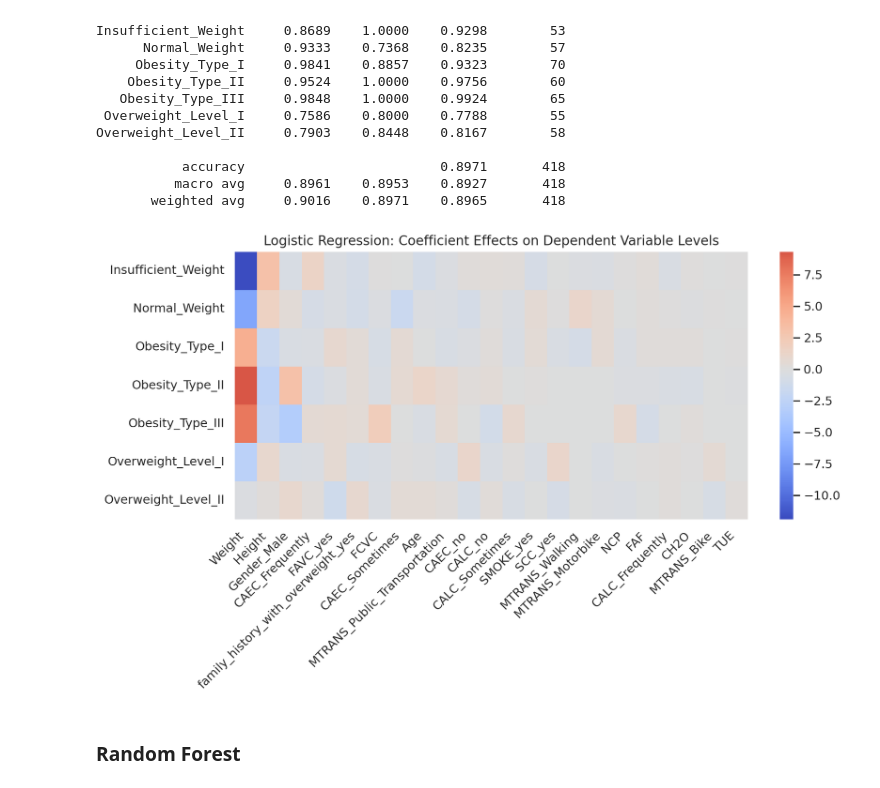
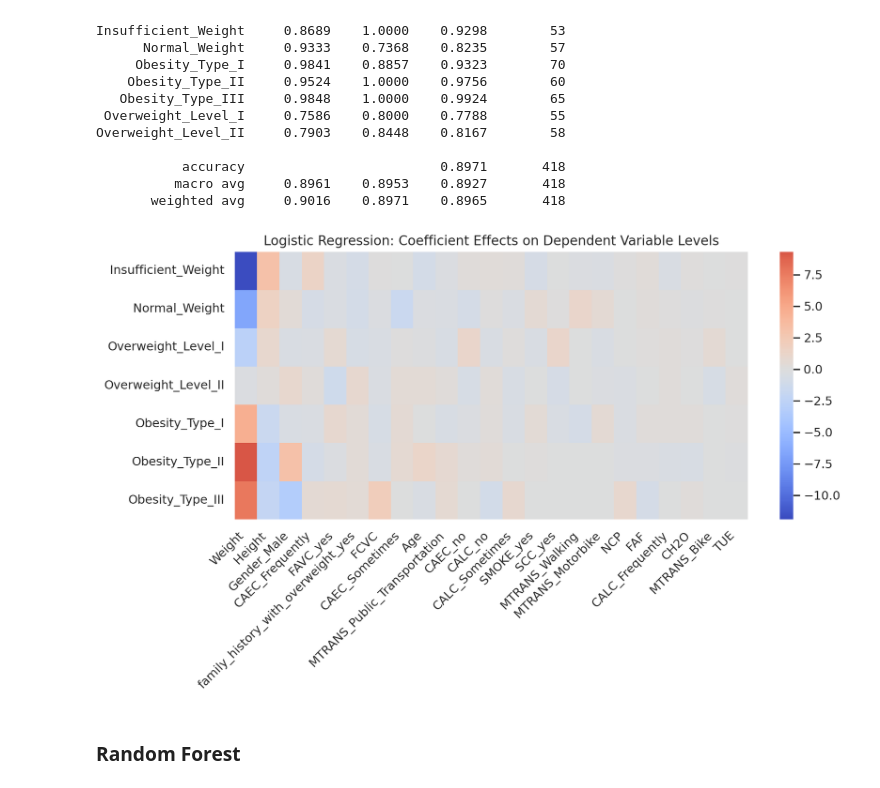
Before and after one commit to hassaanabbasi98/ProjectAAI-501-ObseityLevel-, a Jupyter notebook: erika_501_analysis.ipynb, the cells around one changed output. Saved outputs shown, nothing was run; the diff lists cells and outputs as text; code cells hidden in the pictures.

```diff
--- a/erika_501_analysis.ipynb
+++ b/erika_501_analysis.ipynb
@@ -261,26 +261,29 @@ Overweight_Level_II     0.7903    0.8448    0.8167        58
 # %%
 ## visualize coefficient impact on each variable
 
 # create dataframe
 coef_lr = pd.DataFrame(lr_model.coef_,
                        columns = lr_feature_names,
                        index = lr_model.classes_)
 
+# reorder y axis by obesity level
+coef_lr = coef_lr.reindex(obesity_order)
+
 # sort columns by total absolute coefficient magnitude
 col_order = coef_lr.abs().sum(axis = 0).sort_values(ascending = False).index
 
-# reorder dataframe
+# apply column sorting
 coef_lr_sorted = coef_lr[col_order]
 
 # create plot
 plt.figure(figsize = (10, 6))
 sns.heatmap(coef_lr_sorted, annot = False, cmap = 'coolwarm', center = 0)
 plt.title('Logistic Regression: Coefficient Effects on Dependent Variable Levels')
 plt.xticks(rotation = 45, ha = 'right')
 plt.tight_layout()
 plt.show()
 # %% [output]
-[figure, old version]
+[figure, new version]
 # %% [markdown]
 ### Random Forest
 # %% [markdown]
```
Also changed, not shown: parts of 3 cells of this notebook.
